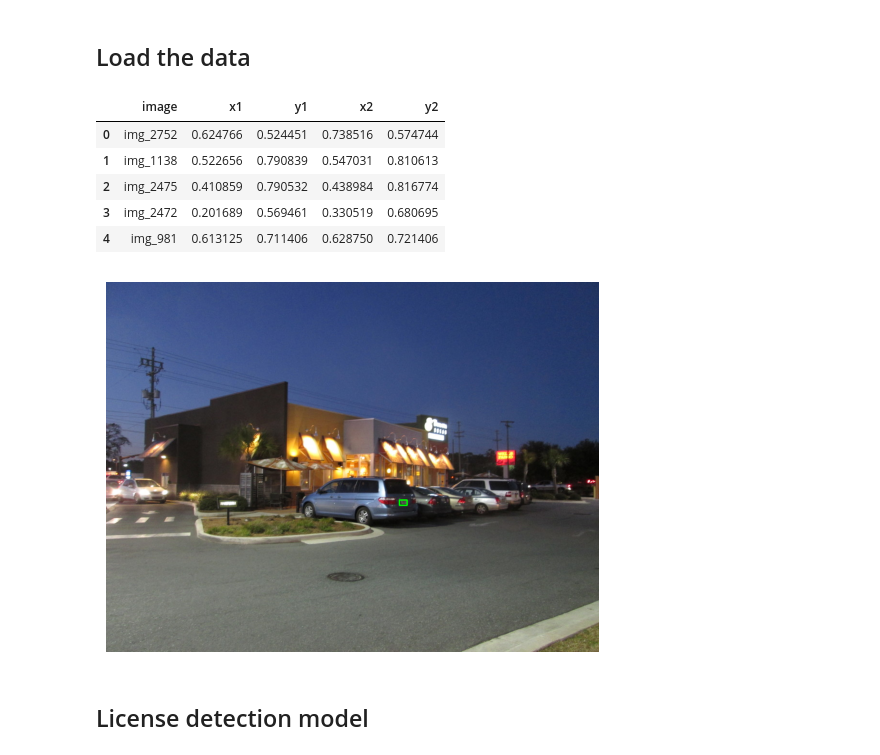
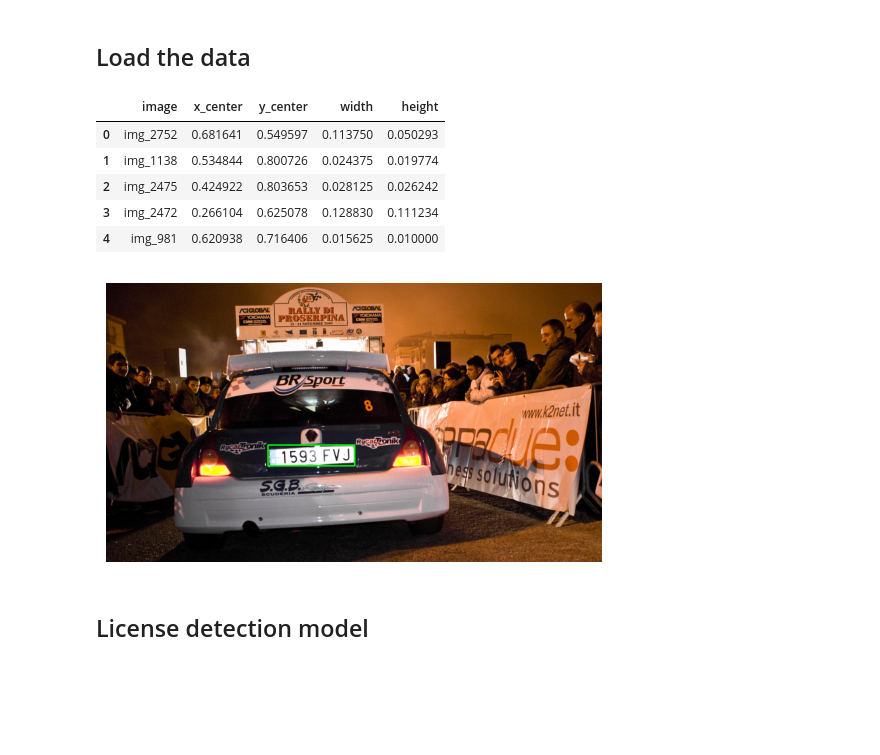
Before and after one commit to Gabmelom/plate-vision, a Jupyter notebook: plate-vision.ipynb, the cells around one changed output. Cells and saved outputs as stored; diff of their text form; code cells hidden in the pictures; blank space fills up the shorter version.

Commit message:
notebook+training with yolo

```diff
--- a/plate-vision.ipynb
+++ b/plate-vision.ipynb
@@ -17,10 +15,10 @@ from tensorflow.keras.preprocessing.image import load_img, img_to_array
 # Original dataset has 25K images
 # image_folder = "./data/kaggle/imgs/"
 # label_folder = "./data/kaggle/labels/"
-image_folder = "./data/imgs/"
-label_folder = "./data/labels/"
-test_folder = "./data/test/"
-sample_size = 5000
+IMG_DIR = "./data/imgs/"
+LABEL_DIR = "./data/labels/"
+TEST_DIR = "./data/test/"
+SAMPLE_SIZE = 5000
 # %% [markdown]
 ## Data processing
 # %%
@@ -43,5 +43,5 @@ all_label_filenames = get_label_filenames()
 # %%
-def filter_filenames(image_filenames, label_filenames):
+def filter_filenames(image_filenames, label_filenames, image_folder=IMG_DIR, label_folder=LABEL_DIR):
     labels_removed = []
     imgs_removed = []
 
@@ -86,7 +86,7 @@ def filter_filenames(image_filenames, label_filenames):
 
     # Keep only a random sample of the data
     np.random.seed(42)
-    sample_size = sample_size if sample_size <= len(filtered_img_filenames) else len(filtered_img_filenames)
+    sample_size = SAMPLE_SIZE if SAMPLE_SIZE <= len(filtered_img_filenames) else len(filtered_img_filenames)
     filtered_img_filenames = np.random.choice(filtered_img_filenames, sample_size, replace=False)
     filtered_label_filenames = [f[:-4] + ".txt" for f in filtered_img_filenames]
 
@@ -122,10 +122,13 @@ def copy_rename_files(image_filenames, label_filenames):
 ## Load the data
 # %%
 # Read the data, expects image filenames to match label filenames, labels are YOLO format
-def load_dataframe(label_folder):
-    yolo_labels_dict = dict(image=[], x1=[], y1=[], x2=[], y2=[])
+def load_dataframe(image_folder, label_folder, filter_files=False):
+    yolo_labels_dict = dict(image=[], x_center=[], y_center=[], width=[], height=[])
 
-    label_filenames = [f for f in os.listdir(label_folder) if f.endswith(".txt")]
+    if filter_files:
+        _, label_filenames = filter_filenames(get_image_filenames(image_folder), get_label_filenames(label_folder), image_folder, label_folder)
+    else:
+        label_filenames = [f for f in os.listdir(label_folder) if f.endswith(".txt")]
 
     # Read the YOLO annotation files, and store the data in a dictionary
     for file in label_filenames:
@@ -143,46 +146,62 @@ def load_dataframe(label_folder):
                 height = float(parts[4])
 
                 yolo_labels_dict["image"].append(file[:-4])
-                yolo_labels_dict["x1"].append(x_center - width / 2)
-                yolo_labels_dict["y1"].append(y_center - height / 2)
-                yolo_labels_dict["x2"].append(x_center + width / 2)
-                yolo_labels_dict["y2"].append(y_center + height / 2)
+                yolo_labels_dict["x_center"].append(x_center)
+                yolo_labels_dict["y_center"].append(y_center)
+                yolo_labels_dict["width"].append(width)
+                yolo_labels_dict["height"].append(height)
 
     # Convert the data to a pandas dataframe
     return pd.DataFrame(yolo_labels_dict)
 
-df = load_dataframe(label_folder)
+df = load_dataframe(image_folder, label_folder)
 df.head()
 # %% [output]
-|  | image | x1 | y1 | x2 | y2 |
-| 0 | img_2752 | 0.624766 | 0.524451 | 0.738516 | 0.574744 |
-| 1 | img_1138 | 0.522656 | 0.790839 | 0.547031 | 0.810613 |
-| 2 | img_2475 | 0.410859 | 0.790532 | 0.438984 | 0.816774 |
-| 3 | img_2472 | 0.201689 | 0.569461 | 0.330519 | 0.680695 |
-| 4 | img_981 | 0.613125 | 0.711406 | 0.628750 | 0.721406 |
+|  | image | x_center | y_center | width | height |
+| 0 | img_2752 | 0.681641 | 0.549597 | 0.113750 | 0.050293 |
+| 1 | img_1138 | 0.534844 | 0.800726 | 0.024375 | 0.019774 |
+| 2 | img_2475 | 0.424922 | 0.803653 | 0.028125 | 0.026242 |
+| 3 | img_2472 | 0.266104 | 0.625078 | 0.128830 | 0.111234 |
+| 4 | img_981 | 0.620938 | 0.716406 | 0.015625 | 0.010000 |
+# %%
+def yolo_to_voc(x,y,w,h):
+    x1 = (x - w/2)
+    y1 = (y - h/2)
+    x2 = (x + w/2)
+    y2 = (y + h/2)
+    return x1, y1, x2, y2
+
+def voc_to_yolo(x1, y1, x2, y2):
+    x = (x1 + x2) / 2
+    y = (y1 + y2) / 2
+    w = x2 - x1
+    h = y2 - y1
+    return x, y, w, h
 # %%
 # Plot sample image with bounding boxes
 def samplePlot(dataframe):
-    row = dataframe.sample(n=1)
-    image, x1, y1, x2, y2 = row.iloc[0]
+    row = dataframe[dataframe["image"] == "img_1"]
+    image, x, y, w, h = row.iloc[0]
     path = f"./data/imgs/{image}.jpg"
     img = cv2.imread(path)
-    w, h, d = img.shape
+    img_h, img_w, img_d = img.shape
 
     # Open CV uses (x, y) coordinates of the top-left corner and the bottom-right corner
-    x1 = int(x1*img.shape[1])
-    y1 = int(y1*img.shape[0])
-    x2 = int(x2*img.shape[1])
-    y2 = int(y2*img.shape[0])
-    img = cv2.rectangle(img, (x1, y1), (x2, y2), (0,255,0), 2)
+    x1, y1, x2, y2 = yolo_to_voc(x, y, w, h)
+    x1 = int(x1 * img_w)
+    y1 = int(y1 * img_h)
+    x2 = int(x2 * img_w)
+    y2 = int(y2 * img_h)
+
     img = cv2.cvtColor(img, cv2.COLOR_BGR2RGB)
+    img = cv2.rectangle(img, (x1, y1), (x2, y2), (0,255,0),2)
     plt.imshow(img)
     plt.axis("off")
     plt.show()
 
 samplePlot(df)
 # %% [output]
-[figure, old version]
+[figure, new version]
 # %% [markdown]
 ## License detection model
 # %%
```
Also changed, not shown: parts of 13 cells of this notebook, 1 other file.
